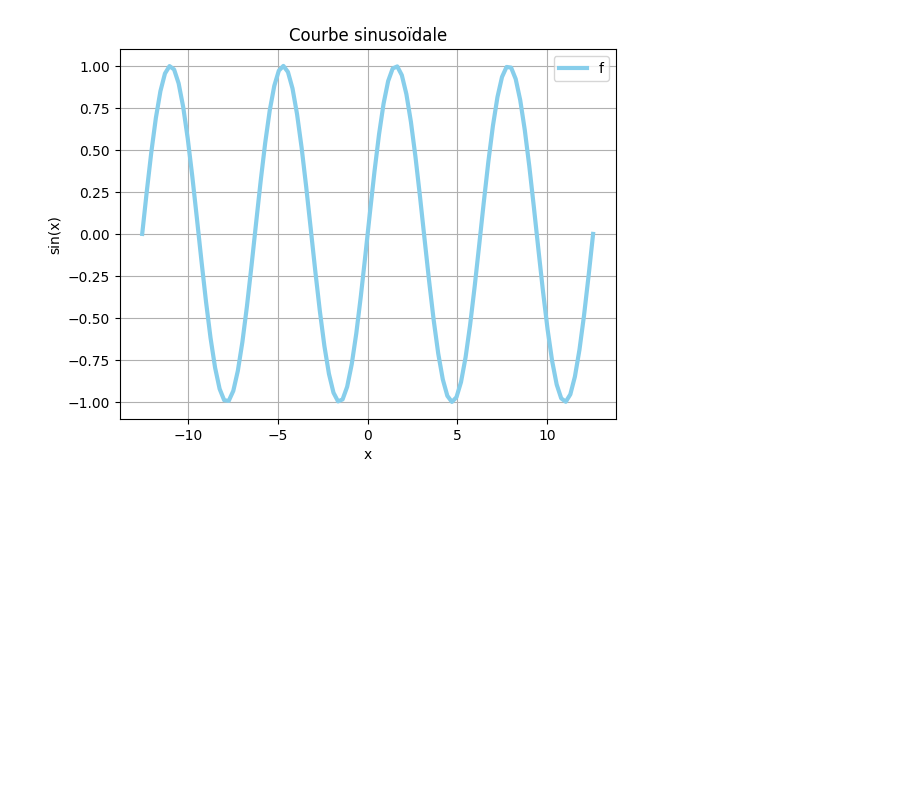
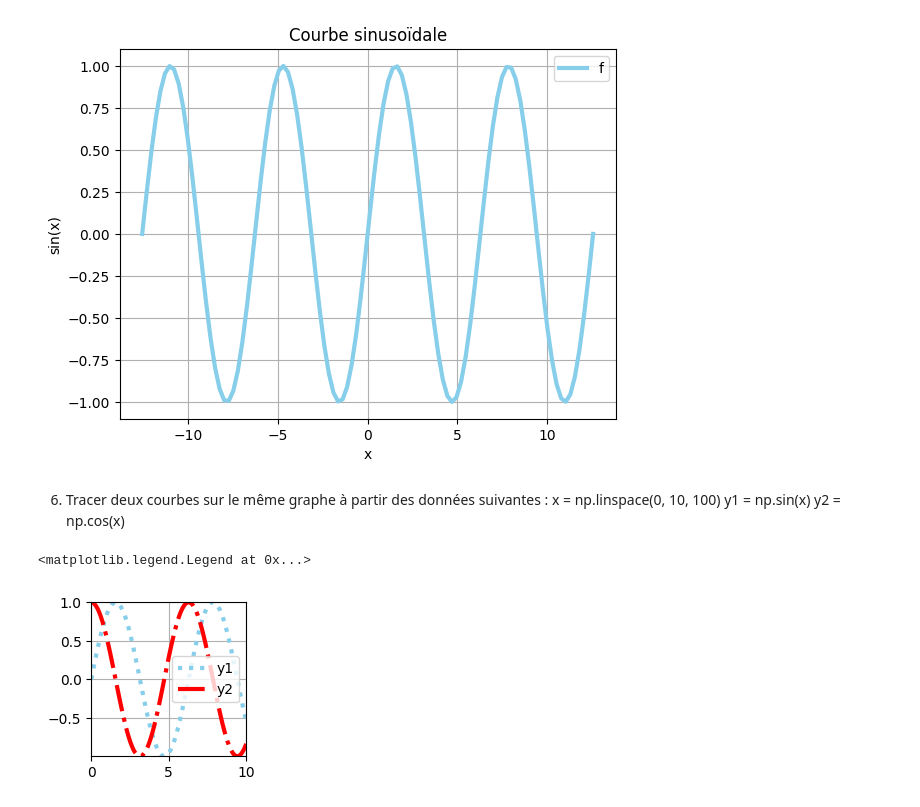
Before and after one commit to timdazayous/InitiationPython, a Jupyter notebook: exercices.ipynb, the cells around one changed output. Saved outputs shown, nothing was run; the diff lists cells and outputs as text; code cells hidden in the pictures; blank space fills up the shorter version.

```diff
--- a/exercices.ipynb
+++ b/exercices.ipynb
@@ -206,3 +269,27 @@ plt.legend("f")
 # %% [output]
 <matplotlib.legend.Legend at 0x...>
 [figure]
+# %% [markdown]
+6. Tracer deux courbes sur le même graphe à partir des données suivantes :
+x = np.linspace(0, 10, 100)
+y1 = np.sin(x)
+y2 = np.cos(x)
+# %%
+from matplotlib import pyplot as plt
+import numpy as np
+
+fig = plt.figure(figsize=(2,2))
+
+x = np.linspace(0,10,100)
+y1 = np.sin(x)
+y2 = np.cos(x)
+
+plt.plot(x, y1, ":", color="skyblue", lw=3, label="y1")
+plt.plot(x, y2, "-.", color="red", lw=3, label="y2")
+plt.grid()
+plt.xlim((x.min(), x.max()))
+plt.ylim((np.minimum(y1.min(), y2.min()), np.maximum(y1.max(), y2.max())))
+plt.legend()
+# %% [output]
+<matplotlib.legend.Legend at 0x...>
+[figure, added]
```
Also changed, not shown: parts of 5 cells of this notebook.
